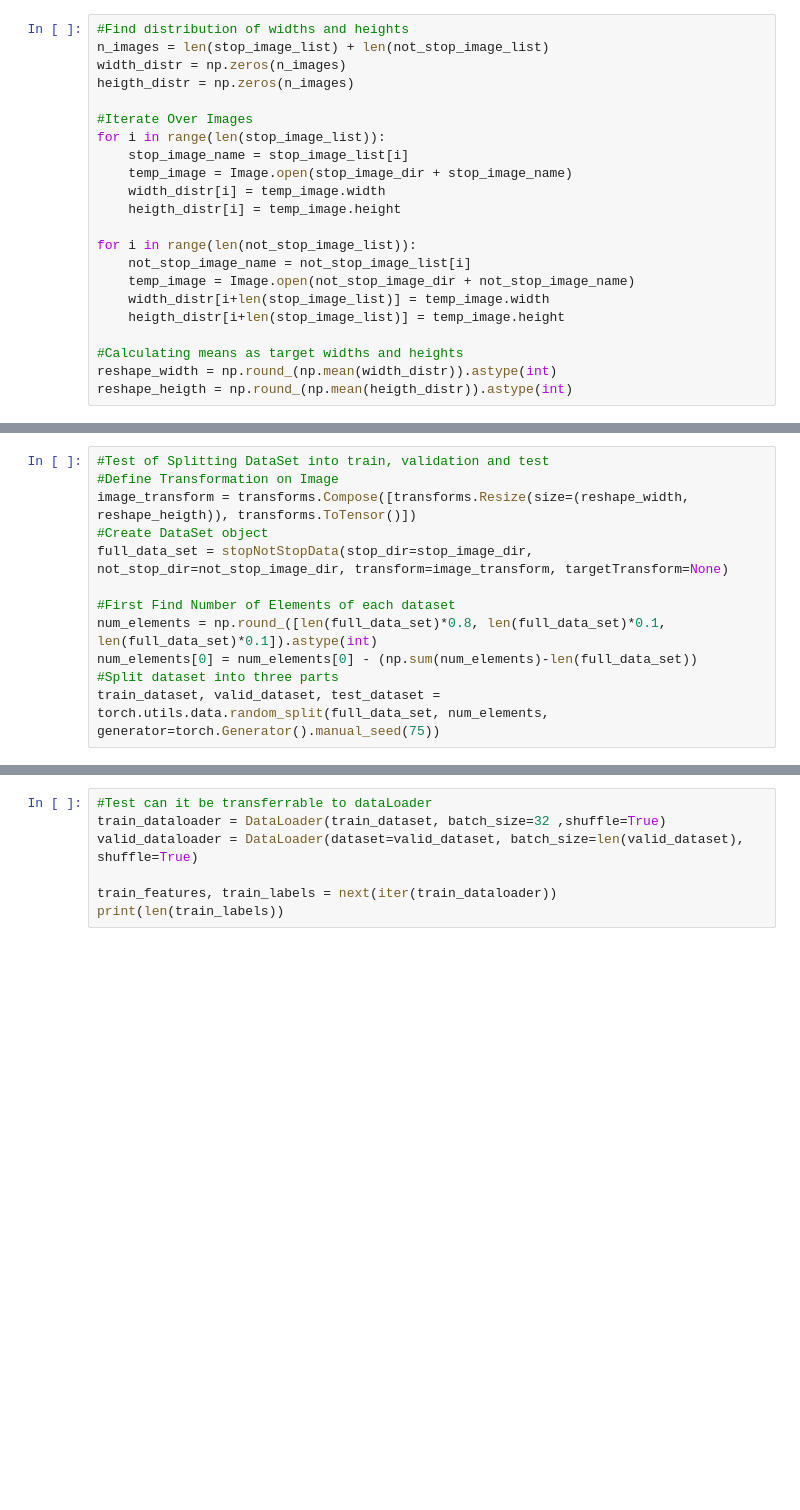
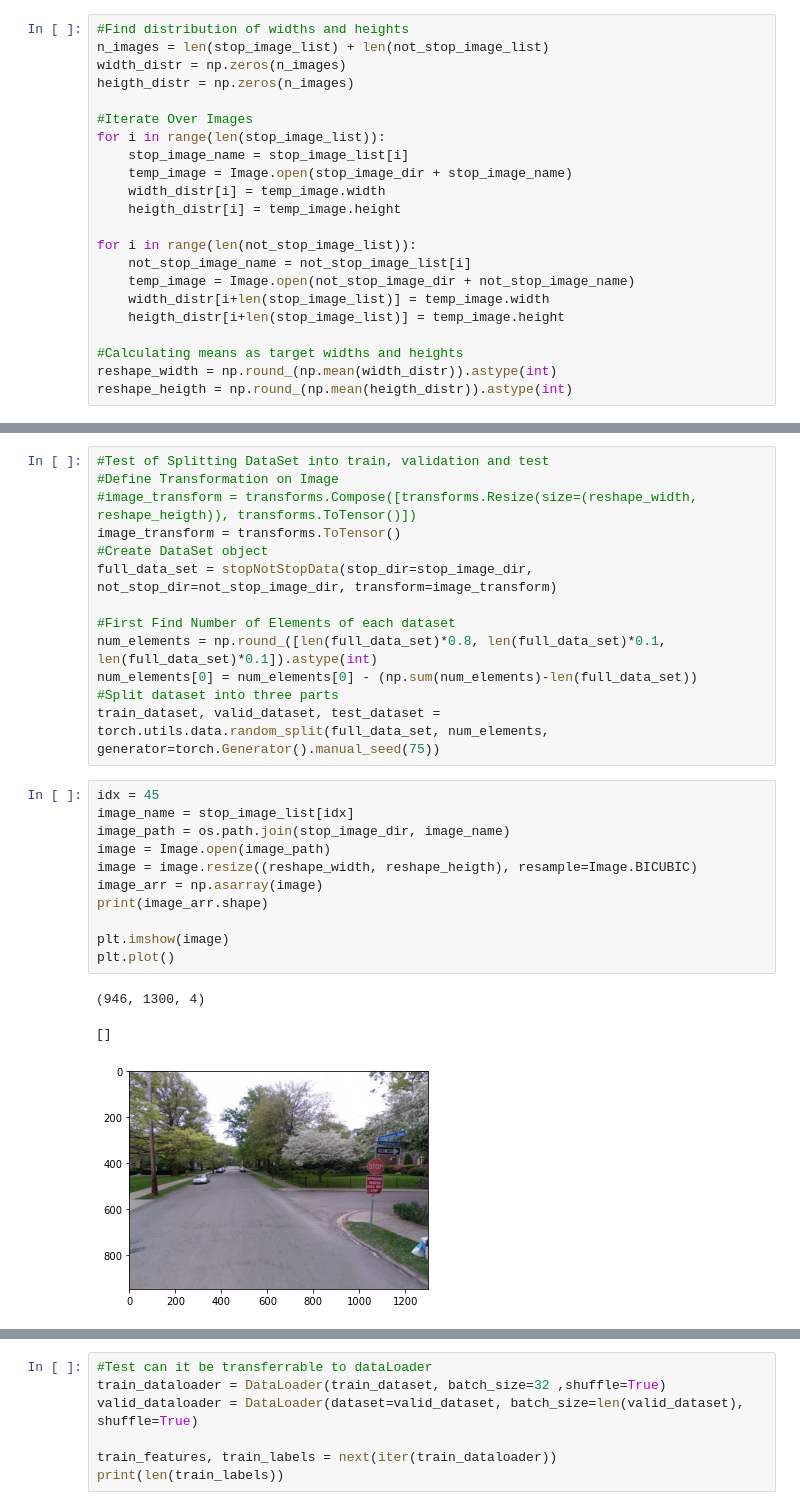
Before and after one commit to tevfikyuce/ibm_comp_vision_project, a Jupyter notebook: test_data_load.ipynb, the cells around one changed output, grey strips where cells are left out. Cells and saved outputs as stored; diff of their text form; blank space fills up the shorter version.

```diff
--- a/test_data_load.ipynb
+++ b/test_data_load.ipynb
@@ -96,12 +102,28 @@ class stopNotStopData(Dataset):
 # %%
 #Test of Splitting DataSet into train, validation and test
 #Define Transformation on Image
-image_transform = transforms.Compose([transforms.Resize(size=(reshape_width, reshape_heigth)), transforms.ToTensor()])
+#image_transform = transforms.Compose([transforms.Resize(size=(reshape_width, reshape_heigth)), transforms.ToTensor()])
+image_transform = transforms.ToTensor()
 #Create DataSet object
-full_data_set = stopNotStopData(stop_dir=stop_image_dir, not_stop_dir=not_stop_image_dir, transform=image_transform, targetTransform=None)
+full_data_set = stopNotStopData(stop_dir=stop_image_dir, not_stop_dir=not_stop_image_dir, transform=image_transform)
 
 #First Find Number of Elements of each dataset
 num_elements = np.round_([len(full_data_set)*0.8, len(full_data_set)*0.1, len(full_data_set)*0.1]).astype(int)
 num_elements[0] = num_elements[0] - (np.sum(num_elements)-len(full_data_set))
 #Split dataset into three parts
 train_dataset, valid_dataset, test_dataset = torch.utils.data.random_split(full_data_set, num_elements, generator=torch.Generator().manual_seed(75))
+# %%
+idx = 45
+image_name = stop_image_list[idx]
+image_path = os.path.join(stop_image_dir, image_name)
+image = Image.open(image_path)
+image = image.resize((reshape_width, reshape_heigth), resample=Image.BICUBIC)
+image_arr = np.asarray(image)
+print(image_arr.shape)
+
+plt.imshow(image)
+plt.plot()
+# %% [output]
+(946, 1300, 4)
+[]
+[figure, added]
```
Also changed, not shown: parts of 9 cells of this notebook.
